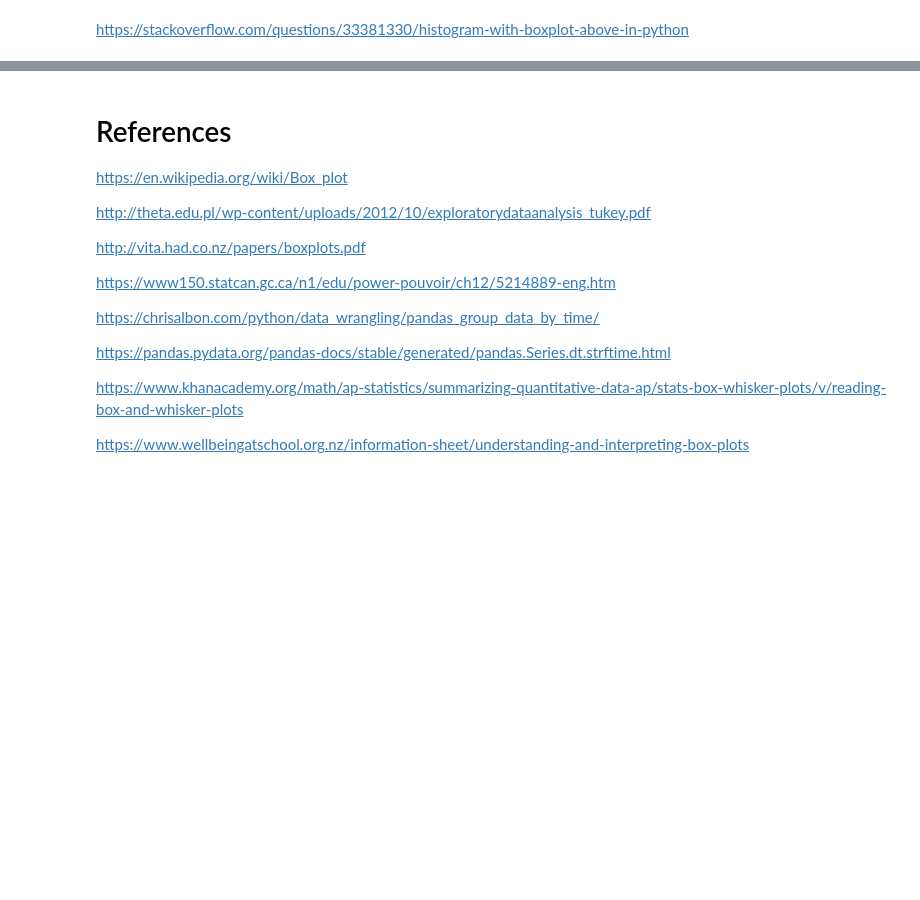
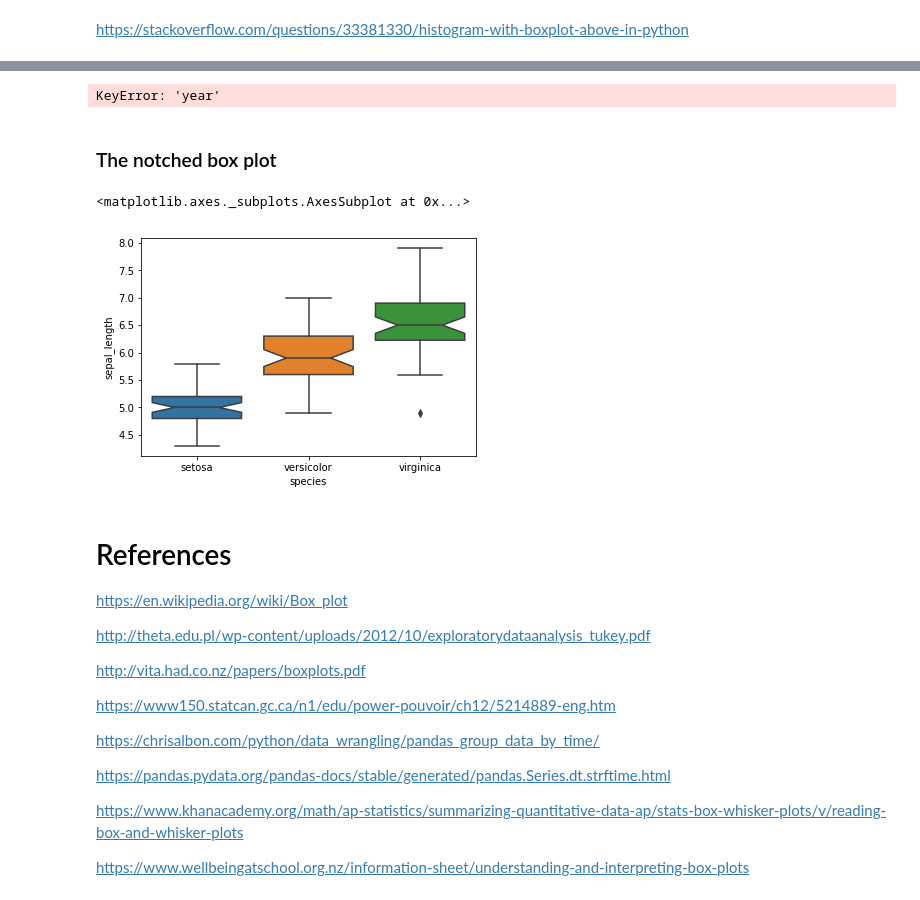
Before and after one commit to RitRa/Box-Plot-Project, a Jupyter notebook: Box Plot Project.ipynb, the cells around one changed output, grey strips where cells are left out. Cells and saved outputs as stored; diff of their text form; code cells hidden in the pictures; blank space fills up the shorter version.

```diff
--- a/Box Plot Project.ipynb
+++ b/Box Plot Project.ipynb
@@ -190,3 +212,20 @@ sns.despine(ax=ax_box, left=True)
+# %%
+sns.distplot(x = df['year'], y = df['rain'])
+# %% [output]
+KeyError: 'year'
+# %% [markdown]
+### The notched box plot
+# %%
+# library & dataset
+import seaborn as sns
+df = sns.load_dataset('iris')
+
+# Add notch
+sns.boxplot( x=df["species"], y=df["sepal_length"], notch=True)
+#sns.plt.show()
+# %% [output]
+<matplotlib.axes._subplots.AxesSubplot at 0x...>
+[figure, added]
 # %% [markdown]
 # References
 
```
Also changed, not shown: parts of 4 cells of this notebook.
